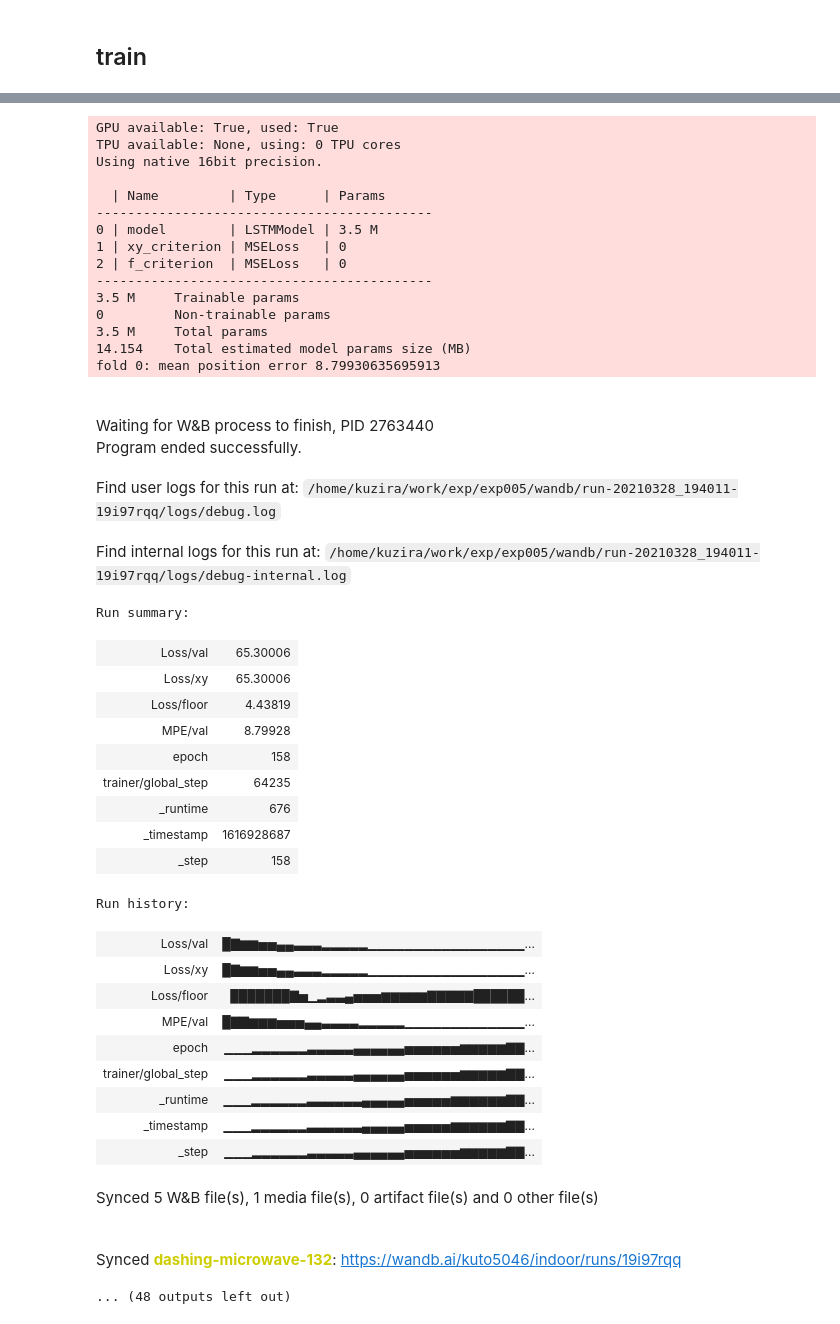
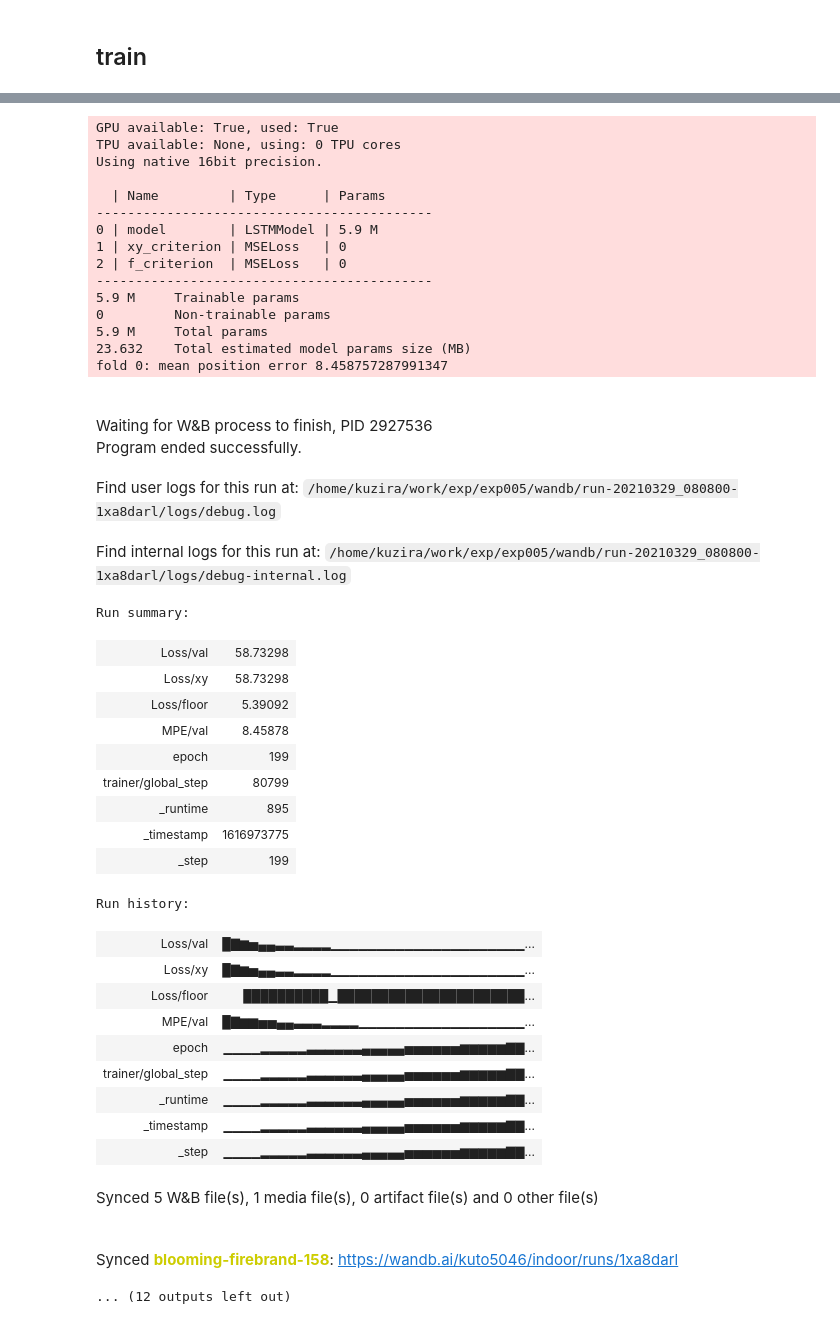
Before and after one commit to kuto5046/kaggle-indoor, a Jupyter notebook: exp/exp005/exp005.ipynb, the cells around one changed output, grey strips where cells are left out. Cells and saved outputs as stored; diff of their text form; code cells hidden in the pictures.

Commit message:
make pretrained model

```diff
--- a/exp/exp005/exp005.ipynb
+++ b/exp/exp005/exp005.ipynb
@@ -80,7 +80,7 @@ BSSIDとRSSIは100ずつ存在しているけど全てが必要なわけでは
 ここでは20だけ取り出している。
 # %%
 # training target features
-NUM_FEATS = 20
+NUM_FEATS = 80
 BSSID_FEATS = [f'bssid_{i}' for i in range(NUM_FEATS)]
 RSSI_FEATS  = [f'rssi_{i}' for i in range(NUM_FEATS)]
 # %% [markdown]
@@ -423,7 +423,7 @@ for fold, (trn_idx, val_idx) in enumerate(gkf.split(train.loc[:, 'path'], groups
     checkpoint_callback = ModelCheckpoint(
         monitor=f'Loss/val',
         mode='min',
-        dirpath="./",
+        dirpath=f"../../model/{EXP_NAME}",
         verbose=False,
         filename=f'{model_name}-{fold}')
     if MODEL_SAVE:
@@ -445,7 +445,6 @@ for fold, (trn_idx, val_idx) in enumerate(gkf.split(train.loc[:, 'path'], groups
     wandb_config.model_name = model_name
     wandb_config.LB = None
     wandb.watch(model)
-
 
     loggers = []
     loggers.append(WandbLogger())
@@ -508,45 +507,45 @@ Run data is saved locally in /home/kuzira/work/exp/exp005/wandb/run-20210328_194
 GPU available: True, used: True
 TPU available: None, using: 0 TPU cores
 Using native 16bit precision.
 
   | Name         | Type      | Params
 -------------------------------------------
-0 | model        | LSTMModel | 3.5 M
+0 | model        | LSTMModel | 5.9 M
 1 | xy_criterion | MSELoss   | 0
 2 | f_criterion  | MSELoss   | 0
 -------------------------------------------
-3.5 M     Trainable params
+5.9 M     Trainable params
 0         Non-trainable params
-3.5 M     Total params
-14.154    Total estimated model params size (MB)
-fold 0: mean position error 8.79930635695913
+5.9 M     Total params
+23.632    Total estimated model params size (MB)
+fold 0: mean position error 8.458757287991347
-Waiting for W&B process to finish, PID 2763440
+Waiting for W&B process to finish, PID 2927536
 Program ended successfully.
-Find user logs for this run at: /home/kuzira/work/exp/exp005/wandb/run-20210328_194011-19i97rqq/logs/debug.log
+Find user logs for this run at: /home/kuzira/work/exp/exp005/wandb/run-20210329_080800-1xa8darl/logs/debug.log
-Find internal logs for this run at: /home/kuzira/work/exp/exp005/wandb/run-20210328_194011-19i97rqq/logs/debug-internal.log
+Find internal logs for this run at: /home/kuzira/work/exp/exp005/wandb/run-20210329_080800-1xa8darl/logs/debug-internal.log
 Run summary:
-| Loss/val | 65.30006 |
-| Loss/xy | 65.30006 |
-| Loss/floor | 4.43819 |
-| MPE/val | 8.79928 |
-| epoch | 158 |
-| trainer/global_step | 64235 |
-| _runtime | 676 |
-| _timestamp | 1616928687 |
-| _step | 158 |
+| Loss/val | 58.73298 |
+| Loss/xy | 58.73298 |
+| Loss/floor | 5.39092 |
+| MPE/val | 8.45878 |
+| epoch | 199 |
+| trainer/global_step | 80799 |
+| _runtime | 895 |
+| _timestamp | 1616973775 |
+| _step | 199 |
 Run history:
-| Loss/val | █▇▆▆▅▅▄▄▃▃▃▂▂▂▂▂▁▁▁▁▁▁▁▁▁▁▁▁▁▁▁▁▁... |
-| Loss/xy | █▇▆▆▅▅▄▄▃▃▃▂▂▂▂▂▁▁▁▁▁▁▁▁▁▁▁▁▁▁▁▁▁... |
-| Loss/floor | ███████▇▅▁▂▃▃▄▅▅▅▆▆▆▆▆▇▇▇▇▇██████... |
-| MPE/val | █▇▇▆▆▆▅▅▅▄▄▃▃▃▃▂▂▂▂▂▁▁▁▁▁▁▁▁▁▁▁▁▁... |
-| epoch | ▁▁▁▂▂▂▂▂▂▃▃▃▃▃▄▄▄▄▄▄▅▅▅▅▅▅▆▆▆▆▆▇▇... |
-| trainer/global_step | ▁▁▁▂▂▂▂▂▂▃▃▃▃▃▄▄▄▄▄▄▅▅▅▅▅▅▆▆▆▆▆▇▇... |
-| _runtime | ▁▁▁▂▂▂▂▂▂▃▃▃▃▃▃▄▄▄▄▄▅▅▅▅▅▆▆▆▆▆▆▇▇... |
-| _timestamp | ▁▁▁▂▂▂▂▂▂▃▃▃▃▃▃▄▄▄▄▄▅▅▅▅▅▆▆▆▆▆▆▇▇... |
-| _step | ▁▁▁▂▂▂▂▂▂▃▃▃▃▃▄▄▄▄▄▄▅▅▅▅▅▅▆▆▆▆▆▇▇... |
+| Loss/val | █▇▆▅▄▄▃▃▂▂▂▂▁▁▁▁▁▁▁▁▁▁▁▁▁▁▁▁▁▁▁▁▁... |
+| Loss/xy | █▇▆▅▄▄▃▃▂▂▂▂▁▁▁▁▁▁▁▁▁▁▁▁▁▁▁▁▁▁▁▁▁... |
+| Loss/floor | ██████████▁██████████████████████... |
+| MPE/val | █▇▆▆▅▅▄▄▃▃▃▂▂▂▂▁▁▁▁▁▁▁▁▁▁▁▁▁▁▁▁▁▁... |
+| epoch | ▁▁▁▁▂▂▂▂▂▃▃▃▃▃▃▄▄▄▄▄▅▅▅▅▅▅▆▆▆▆▆▇▇... |
+| trainer/global_step | ▁▁▁▁▂▂▂▂▂▃▃▃▃▃▃▄▄▄▄▄▅▅▅▅▅▅▆▆▆▆▆▇▇... |
+| _runtime | ▁▁▁▁▂▂▂▂▂▃▃▃▃▃▃▄▄▄▄▄▅▅▅▅▅▅▆▆▆▆▆▇▇... |
+| _timestamp | ▁▁▁▁▂▂▂▂▂▃▃▃▃▃▃▄▄▄▄▄▅▅▅▅▅▅▆▆▆▆▆▇▇... |
+| _step | ▁▁▁▁▂▂▂▂▂▃▃▃▃▃▃▄▄▄▄▄▅▅▅▅▅▅▆▆▆▆▆▇▇... |
 Synced 5 W&B file(s), 1 media file(s), 0 artifact file(s) and 0 other file(s)
-Synced dashing-microwave-132: https://wandb.ai/kuto5046/indoor/runs/19i97rqq
+Synced blooming-firebrand-158: https://wandb.ai/kuto5046/indoor/runs/1xa8darl
-... (48 outputs left out)
+... (12 outputs left out)
 # %%
 if len(USE_FOLDS) > 1:
     oofs_df = pd.concat(oofs)
```
Also changed, not shown: parts of 5 cells of this notebook, 1 other file.
